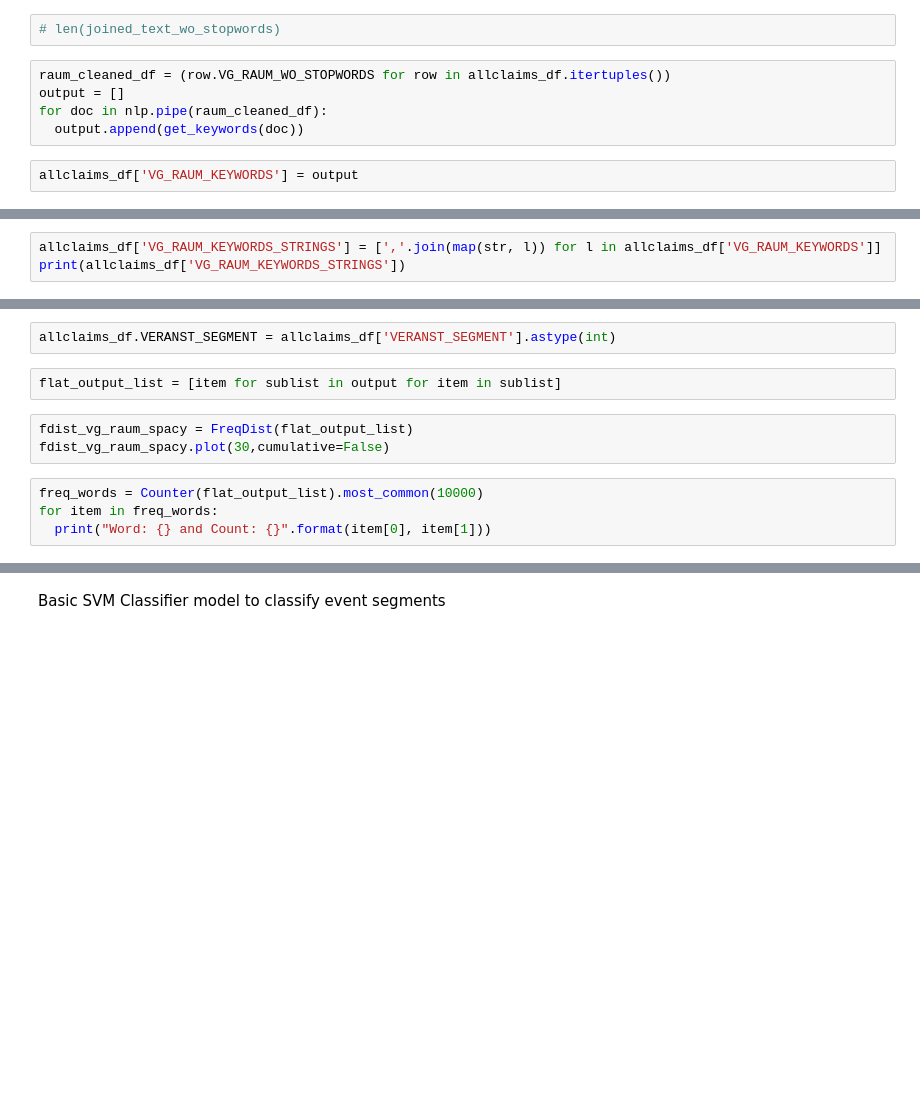
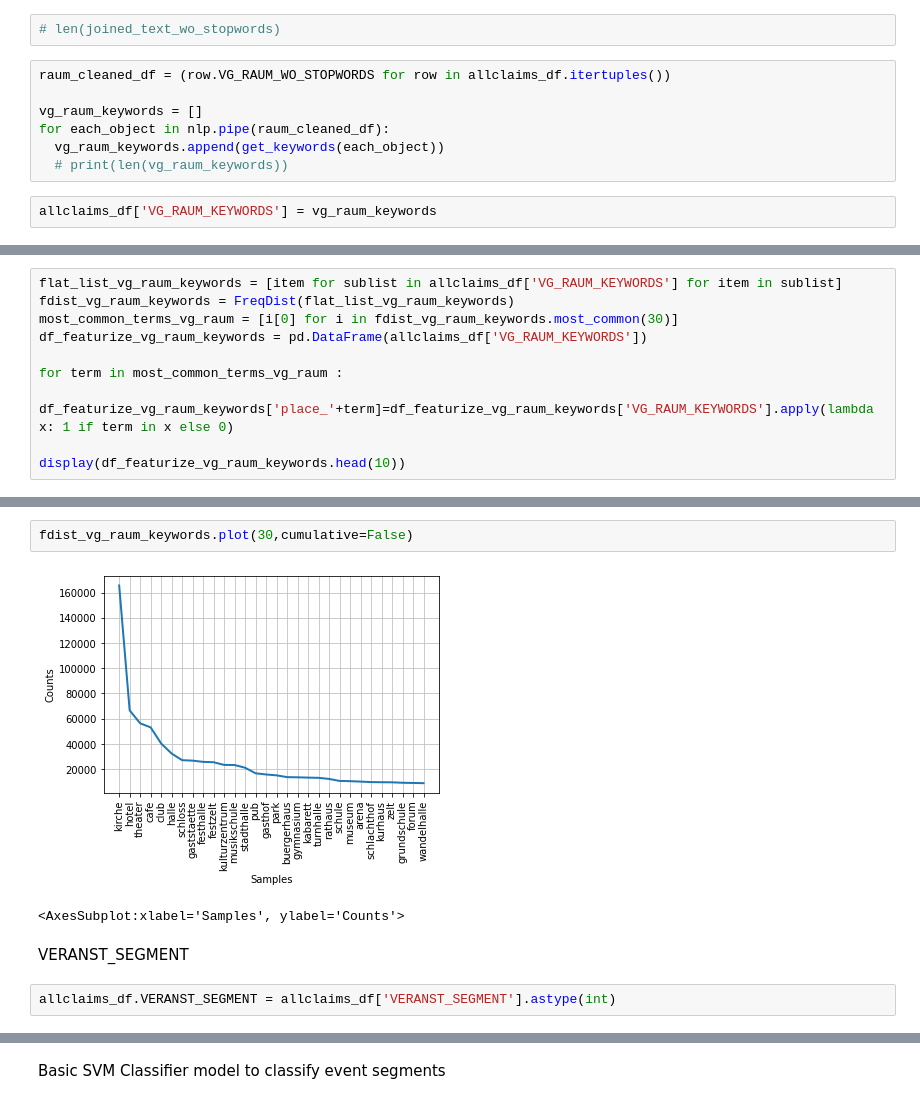
Before and after one commit to Saraavana/reclamation-processing, a Jupyter notebook: 00-Data-Exploration.ipynb, the cells around one changed output, grey strips where cells are left out. Cells and saved outputs as stored; diff of their text form; blank space fills up the shorter version.

Commit message:
Changes in VG_RAUM

```diff
--- a/00-Data-Exploration.ipynb
+++ b/00-Data-Exploration.ipynb
@@ -392,10 +368,12 @@ def get_keywords(text):
 # len(joined_text_wo_stopwords)
 # %%
 raum_cleaned_df = (row.VG_RAUM_WO_STOPWORDS for row in allclaims_df.itertuples())
-output = []
-for doc in nlp.pipe(raum_cleaned_df):
-  output.append(get_keywords(doc))
+
+vg_raum_keywords = []
+for each_object in nlp.pipe(raum_cleaned_df):
+  vg_raum_keywords.append(get_keywords(each_object))
+  # print(len(vg_raum_keywords))
 # %%
-allclaims_df['VG_RAUM_KEYWORDS'] = output
+allclaims_df['VG_RAUM_KEYWORDS'] = vg_raum_keywords
 # %%
 print(allclaims_df.VG_RAUM_KEYWORDS)
@@ -416,3 +379,0 @@ Name: VG_RAUM_KEYWORDS, Length: 2029377, dtype: object
-# %%
-allclaims_df['VG_RAUM_KEYWORDS_STRINGS'] = [','.join(map(str, l)) for l in allclaims_df['VG_RAUM_KEYWORDS']]
-print(allclaims_df['VG_RAUM_KEYWORDS_STRINGS'])
@@ -432,0 +380,10 @@ Name: VG_RAUM_KEYWORDS_STRINGS, Length: 2029377, dtype: object
+# %%
+flat_list_vg_raum_keywords = [item for sublist in allclaims_df['VG_RAUM_KEYWORDS'] for item in sublist]
+fdist_vg_raum_keywords = FreqDist(flat_list_vg_raum_keywords)
+most_common_terms_vg_raum = [i[0] for i in fdist_vg_raum_keywords.most_common(30)]
+df_featurize_vg_raum_keywords = pd.DataFrame(allclaims_df['VG_RAUM_KEYWORDS'])
+
+for term in most_common_terms_vg_raum :
+    df_featurize_vg_raum_keywords['place_'+term]=df_featurize_vg_raum_keywords['VG_RAUM_KEYWORDS'].apply(lambda x: 1 if term in x else 0)
+
+display(df_featurize_vg_raum_keywords.head(10))
@@ -433,11 +404,9 @@ Name: VG_RAUM_KEYWORDS_STRINGS, Length: 2029377, dtype: object
+# %%
+fdist_vg_raum_keywords.plot(30,cumulative=False)
+# %% [output]
+[figure, added]
+<AxesSubplot:xlabel='Samples', ylabel='Counts'>
+# %% [markdown]
+VERANST_SEGMENT
 # %%
 allclaims_df.VERANST_SEGMENT = allclaims_df['VERANST_SEGMENT'].astype(int)
-# %%
-flat_output_list = [item for sublist in output for item in sublist]
-# %%
-fdist_vg_raum_spacy = FreqDist(flat_output_list)
-fdist_vg_raum_spacy.plot(30,cumulative=False)
-# %%
-freq_words = Counter(flat_output_list).most_common(10000)
-for item in freq_words:
-  print("Word: {} and Count: {}".format(item[0], item[1]))
```
Also changed, not shown: parts of 45 cells of this notebook.
